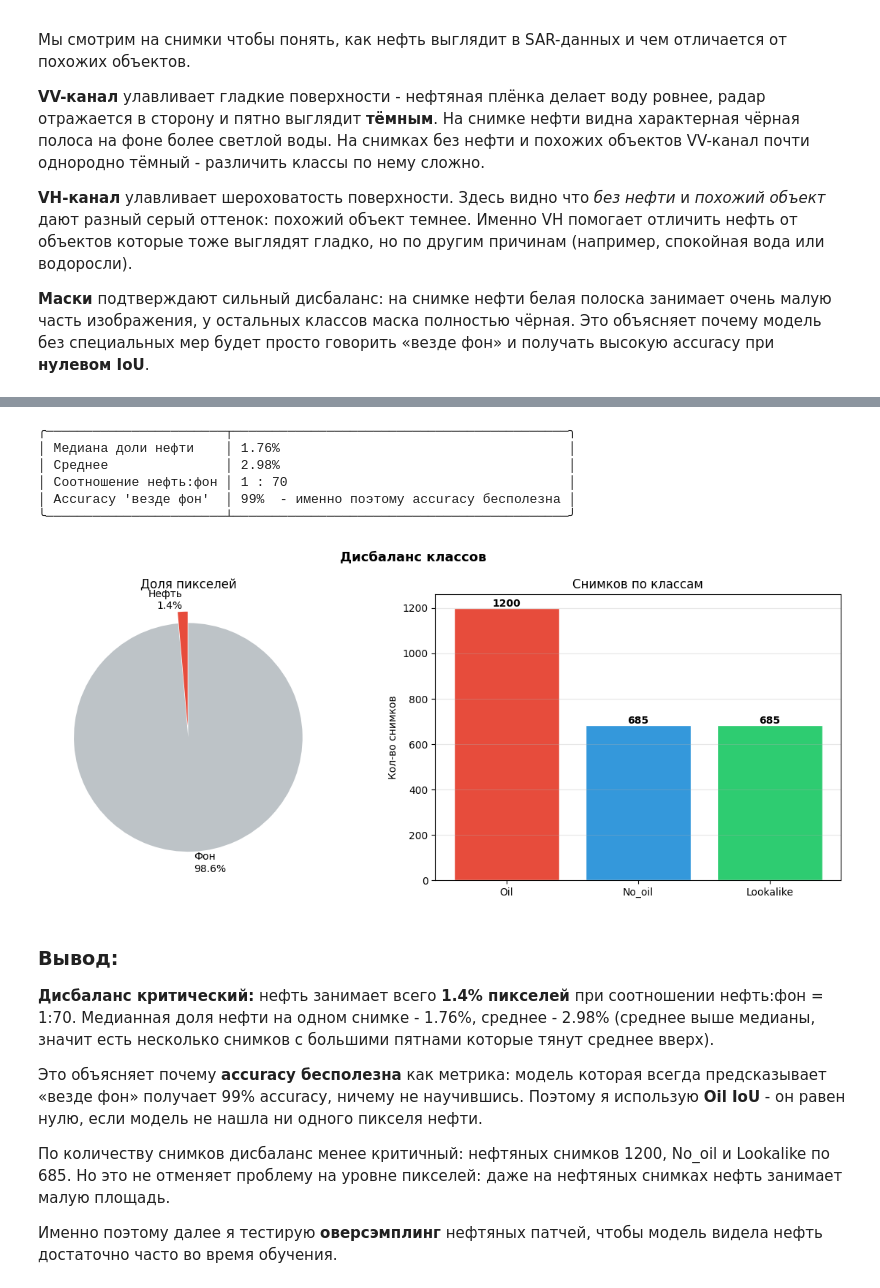
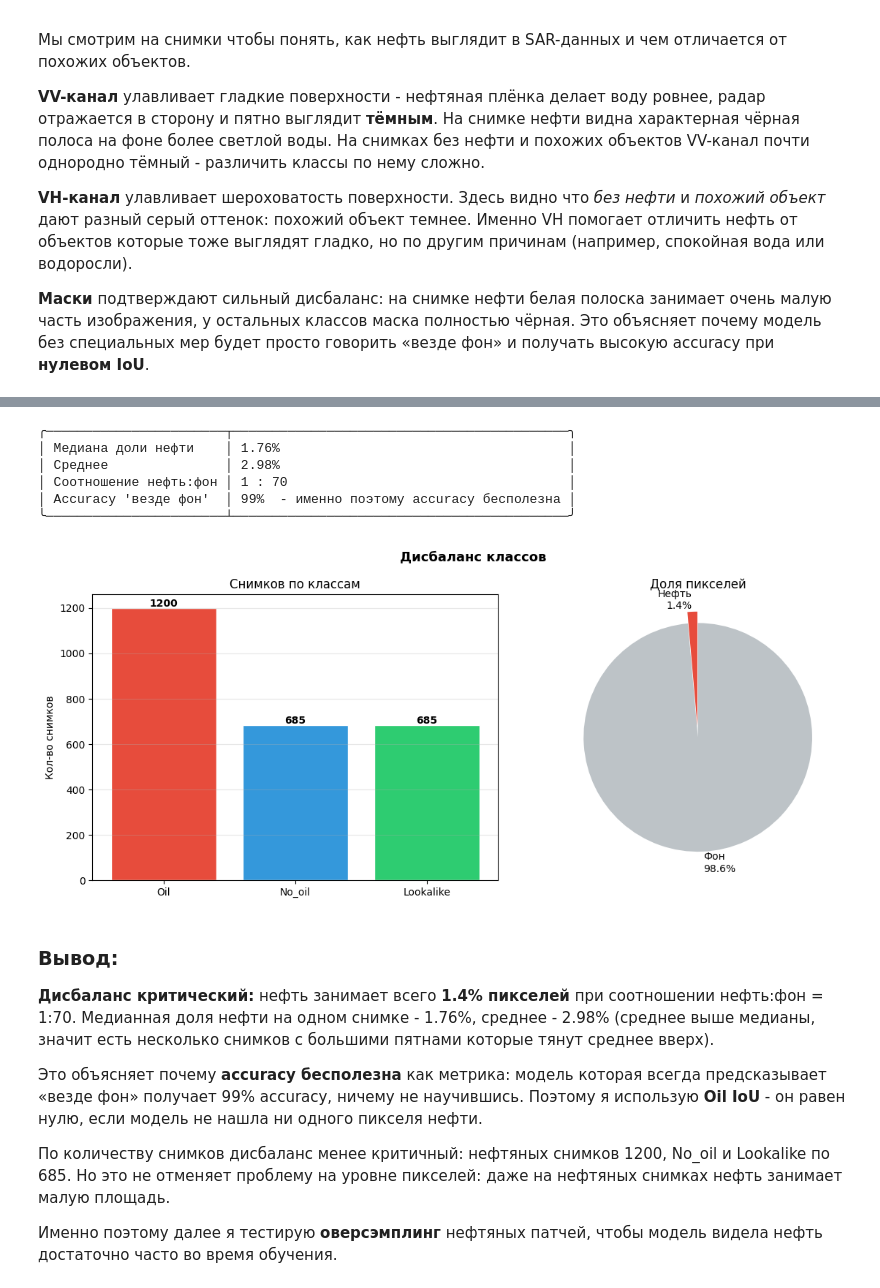
Before and after one commit to nikidariya/Oil_Spill_SAR_Segmentation, a Jupyter notebook: data_preparation/Oil_Spill_SAR_Segmentation_Preprocessing.ipynb, the cells around one changed output, grey strips where cells are left out. Drawn from its saved outputs; the diff is of its cells as text; code cells hidden in the pictures.

```diff
--- a/data_preparation/Oil_Spill_SAR_Segmentation_Preprocessing.ipynb
+++ b/data_preparation/Oil_Spill_SAR_Segmentation_Preprocessing.ipynb
@@ -257,42 +289,45 @@ plt.savefig(OUTPUT/"eda_02_histograms.png",dpi=120,bbox_inches="tight"); plt.sho
 
 **Вывод:** каналы несут разную информацию и оба нужны модели. Использовать только один канал означало бы потерять либо контекст (VV), либо главный сигнал нефти (VH).
-# %%
-# Дисбаланс классов
-oil_df=INVENTORY[INVENTORY["class"]=="Oil"]; fracs=[]
-for _,row in tqdm(oil_df.iterrows(),total=len(oil_df),desc="Oil fractions"):
-    fracs.append(load_mask_full(row["mask_path"]).mean())
-OIL_FRACTIONS=np.array(fracs)
-
-PPX=2048*2048; n_oil=len(INVENTORY[INVENTORY["class"]=="Oil"])
-t_oil=int(n_oil*PPX*OIL_FRACTIONS.mean()); t_all=len(INVENTORY)*PPX; t_bg=t_all-t_oil
-oil_pct=t_oil/t_all*100
-
-print(tabulate([
-    ["Медиана доли нефти",     f"{np.median(OIL_FRACTIONS)*100:.2f}%"],
-    ["Среднее",                f"{OIL_FRACTIONS.mean()*100:.2f}%"],
-    ["Соотношение нефть:фон",  f"1 : {int(t_bg/t_oil)}"],
-    ["Accuracy 'везде фон'",   f"{100-oil_pct:.0f}%  - именно поэтому accuracy бесполезна"],
-],tablefmt="rounded_outline"))
-
-fig,(ax1,ax2)=plt.subplots(1,2,figsize=(12,5))
-fig.suptitle("Дисбаланс классов",fontsize=13,fontweight="bold")
-ax1.pie([t_oil,t_bg],labels=[f"Нефть\n{oil_pct:.1f}%",f"Фон\n{100-oil_pct:.1f}%"],
-        colors=["#e74c3c","#bdc3c7"],explode=(0.1,0),startangle=90)
-ax1.set_title("Доля пикселей")
-cc=INVENTORY["class"].value_counts()
-brs=ax2.bar(cc.index,cc.values,color=["#e74c3c","#3498db","#2ecc71"],edgecolor="white")
-for b,v in zip(brs,cc.values): ax2.text(b.get_x()+b.get_width()/2,b.get_height()+5,str(v),ha="center",fontweight="bold")
-ax2.set_ylabel("Кол-во снимков"); ax2.grid(axis="y",alpha=0.3); ax2.set_title("Снимков по классам")
-plt.tight_layout()
-plt.savefig(OUTPUT/"eda_03_imbalance.png",dpi=120,bbox_inches="tight"); plt.show()
-# %% [output]
-╭───────────────────────┬───────────────────────────────────────────╮
-│ Медиана доли нефти    │ 1.76%                                     │
-│ Среднее               │ 2.98%                                     │
-│ Соотношение нефть:фон │ 1 : 70                                    │
-│ Accuracy 'везде фон'  │ 99%  - именно поэтому accuracy бесполезна │
-╰───────────────────────┴───────────────────────────────────────────╯
-[figure, removed]
+# %%
+# Дисбаланс классов
+oil_df=INVENTORY[INVENTORY["class"]=="Oil"]; fracs=[]
+for _,row in tqdm(oil_df.iterrows(),total=len(oil_df),desc="Oil fractions"):
+    fracs.append(load_mask_full(row["mask_path"]).mean())
+OIL_FRACTIONS=np.array(fracs)
+
+PPX=2048*2048; n_oil=len(INVENTORY[INVENTORY["class"]=="Oil"])
+t_oil=int(n_oil*PPX*OIL_FRACTIONS.mean()); t_all=len(INVENTORY)*PPX; t_bg=t_all-t_oil
+oil_pct=t_oil/t_all*100
+
+print(tabulate([
+    ["Медиана доли нефти",     f"{np.median(OIL_FRACTIONS)*100:.2f}%"],
+    ["Среднее",                f"{OIL_FRACTIONS.mean()*100:.2f}%"],
+    ["Соотношение нефть:фон",  f"1 : {int(t_bg/t_oil)}"],
+    ["Accuracy 'везде фон'",   f"{100-oil_pct:.0f}%  - именно поэтому accuracy бесполезна"],
+],tablefmt="rounded_outline"))
+
+fig,(ax1,ax2)=plt.subplots(1,2,figsize=(12,5))
+fig.suptitle("Дисбаланс классов",fontsize=13,fontweight="bold")
+
+cc=INVENTORY["class"].value_counts()
+brs=ax1.bar(cc.index,cc.values,color=["#e74c3c","#3498db","#2ecc71"],edgecolor="white")
+for b,v in zip(brs,cc.values): ax1.text(b.get_x()+b.get_width()/2,b.get_height()+5,str(v),ha="center",fontweight="bold")
+ax1.set_ylabel("Кол-во снимков"); ax1.grid(axis="y",alpha=0.3); ax1.set_title("Снимков по классам")
+
+ax2.pie([t_oil,t_bg],labels=[f"Нефть\n{oil_pct:.1f}%",f"Фон\n{100-oil_pct:.1f}%"],
+        colors=["#e74c3c","#bdc3c7"],explode=(0.1,0),startangle=90)
+ax2.set_title("Доля пикселей")
+
+plt.tight_layout()
+plt.savefig(OUTPUT/"eda_03_imbalance.png",dpi=120,bbox_inches="tight"); plt.show()
+# %% [output]
+╭───────────────────────┬───────────────────────────────────────────╮
+│ Медиана доли нефти    │ 1.76%                                     │
+│ Среднее               │ 2.98%                                     │
+│ Соотношение нефть:фон │ 1 : 70                                    │
+│ Accuracy 'везде фон'  │ 99%  - именно поэтому accuracy бесполезна │
+╰───────────────────────┴───────────────────────────────────────────╯
+[figure, added]
 # %% [markdown]
 ### Вывод:
 
```
Also changed, not shown: parts of 14 cells of this notebook.
